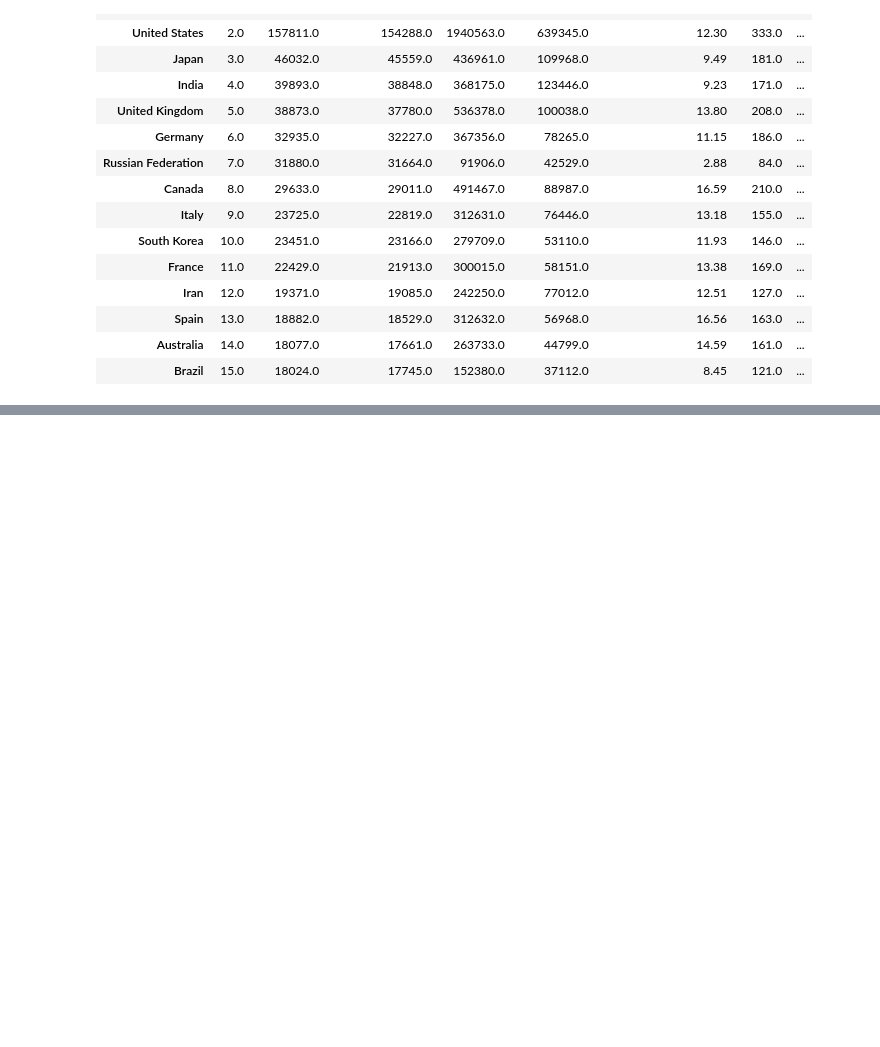
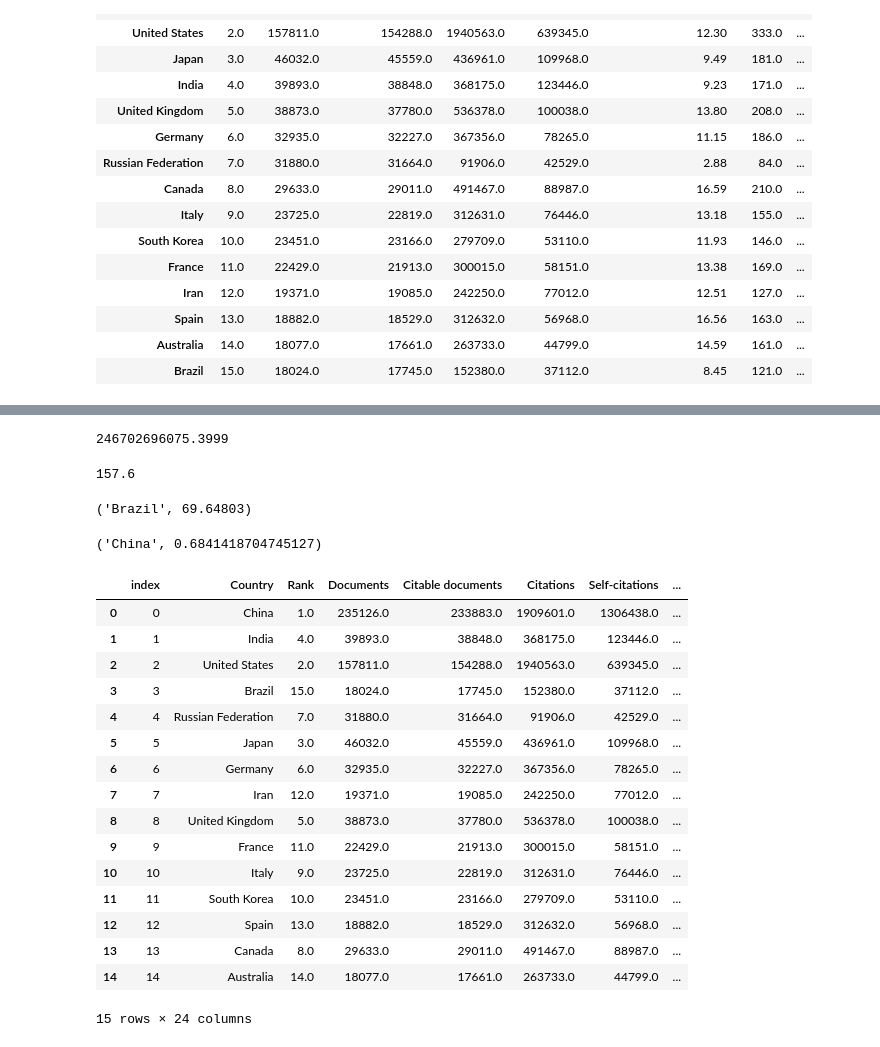
Before and after one commit to YHWOO13/Open-Course, a Jupyter notebook: UMICH-Introduction to Data Science in Python/ASSIGNMENT 3.ipynb, the cells around one changed output, grey strips where cells are left out. Cells and saved outputs as stored; diff of their text form; code cells hidden in the pictures; blank space fills up the shorter version.

```diff
--- a/UMICH-Introduction to Data Science in Python/ASSIGNMENT 3.ipynb
+++ b/UMICH-Introduction to Data Science in Python/ASSIGNMENT 3.ipynb
@@ -262,0 +332,4 @@ Merge2
+# %%
+result.iloc[5]['change']
+# %% [output]
+246702696075.3999
@@ -262,0 +338,4 @@ Merge2
+# %%
+Merge2['Energy Supply per Capita'].mean()
+# %% [output]
+157.6
@@ -262,0 +345,7 @@ Merge2
+# %%
+country=Merge2['% Renewable'].idxmax()
+percentage=Merge2.loc[country,'% Renewable']
+
+(country,percentage)
+# %% [output]
+('Brazil', 69.64803)
@@ -262,0 +355,9 @@ Merge2
+# %%
+ratio=Merge2['Self-citations']/Merge2['Citations']
+Merge2['ratio']=ratio
+country=Merge2['ratio'].idxmax()
+percentage=Merge2.loc[country,'ratio']
+
+(country,percentage)
+# %% [output]
+('China', 0.6841418704745127)
@@ -262,0 +368,23 @@ Merge2
+# %%
+Merge2['population']=Merge2['Energy Supply']/Merge2['Energy Supply per Capita']
+Merge2=Merge2.sort_values(['population'],ascending=False)
+Merge2=Merge2.reset_index()
+Merge2
+# %% [output]
+|  | index | Country | Rank | Documents | Citable documents | Citations | Self-citations | ... |
+| 0 | 0 | China | 1.0 | 235126.0 | 233883.0 | 1909601.0 | 1306438.0 | ... |
+| 1 | 1 | India | 4.0 | 39893.0 | 38848.0 | 368175.0 | 123446.0 | ... |
+| 2 | 2 | United States | 2.0 | 157811.0 | 154288.0 | 1940563.0 | 639345.0 | ... |
+| 3 | 3 | Brazil | 15.0 | 18024.0 | 17745.0 | 152380.0 | 37112.0 | ... |
+| 4 | 4 | Russian Federation | 7.0 | 31880.0 | 31664.0 | 91906.0 | 42529.0 | ... |
+| 5 | 5 | Japan | 3.0 | 46032.0 | 45559.0 | 436961.0 | 109968.0 | ... |
+| 6 | 6 | Germany | 6.0 | 32935.0 | 32227.0 | 367356.0 | 78265.0 | ... |
+| 7 | 7 | Iran | 12.0 | 19371.0 | 19085.0 | 242250.0 | 77012.0 | ... |
+| 8 | 8 | United Kingdom | 5.0 | 38873.0 | 37780.0 | 536378.0 | 100038.0 | ... |
+| 9 | 9 | France | 11.0 | 22429.0 | 21913.0 | 300015.0 | 58151.0 | ... |
+| 10 | 10 | Italy | 9.0 | 23725.0 | 22819.0 | 312631.0 | 76446.0 | ... |
+| 11 | 11 | South Korea | 10.0 | 23451.0 | 23166.0 | 279709.0 | 53110.0 | ... |
+| 12 | 12 | Spain | 13.0 | 18882.0 | 18529.0 | 312632.0 | 56968.0 | ... |
+| 13 | 13 | Canada | 8.0 | 29633.0 | 29011.0 | 491467.0 | 88987.0 | ... |
+| 14 | 14 | Australia | 14.0 | 18077.0 | 17661.0 | 263733.0 | 44799.0 | ... |
+15 rows × 24 columns
```
Also changed, not shown: parts of 9 cells of this notebook.
